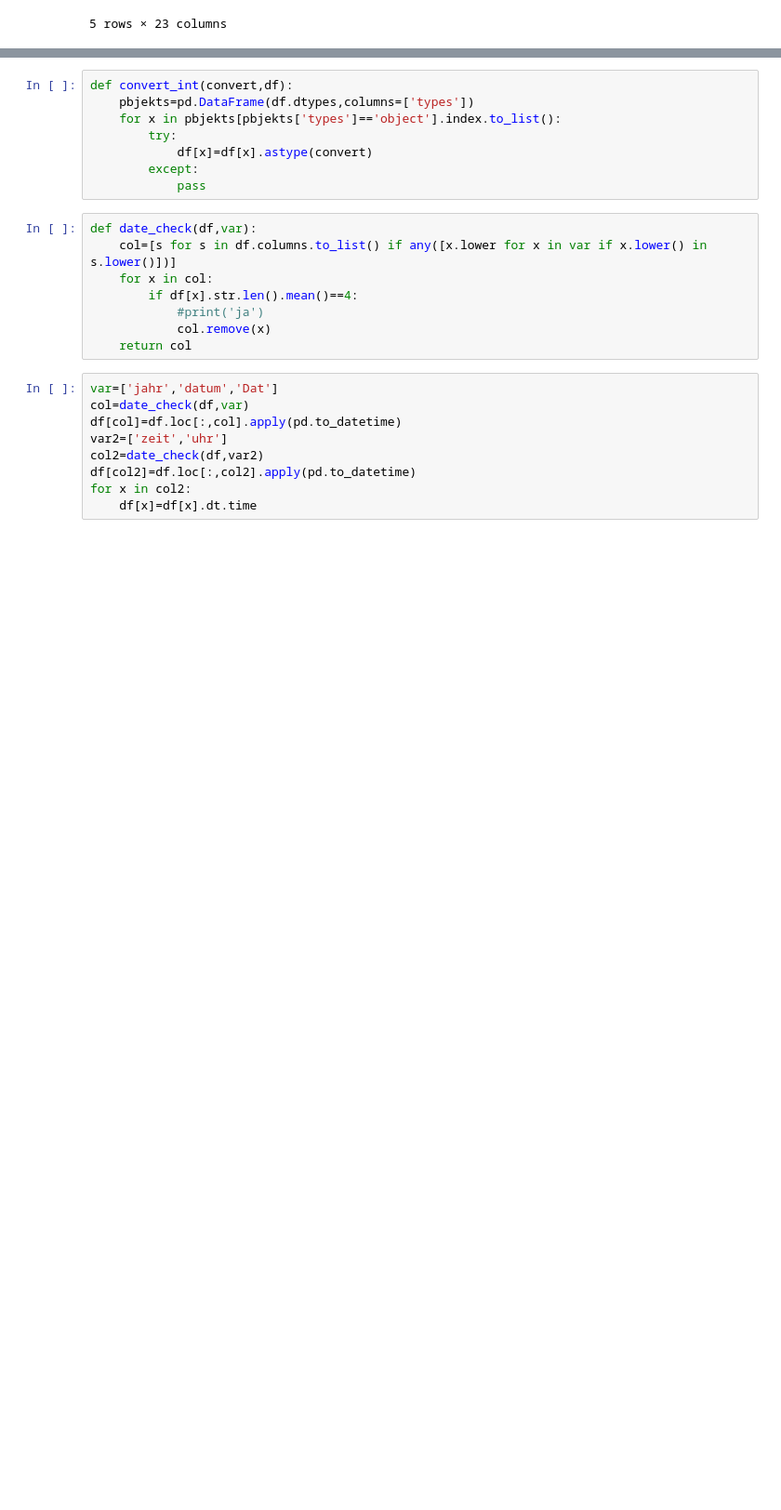
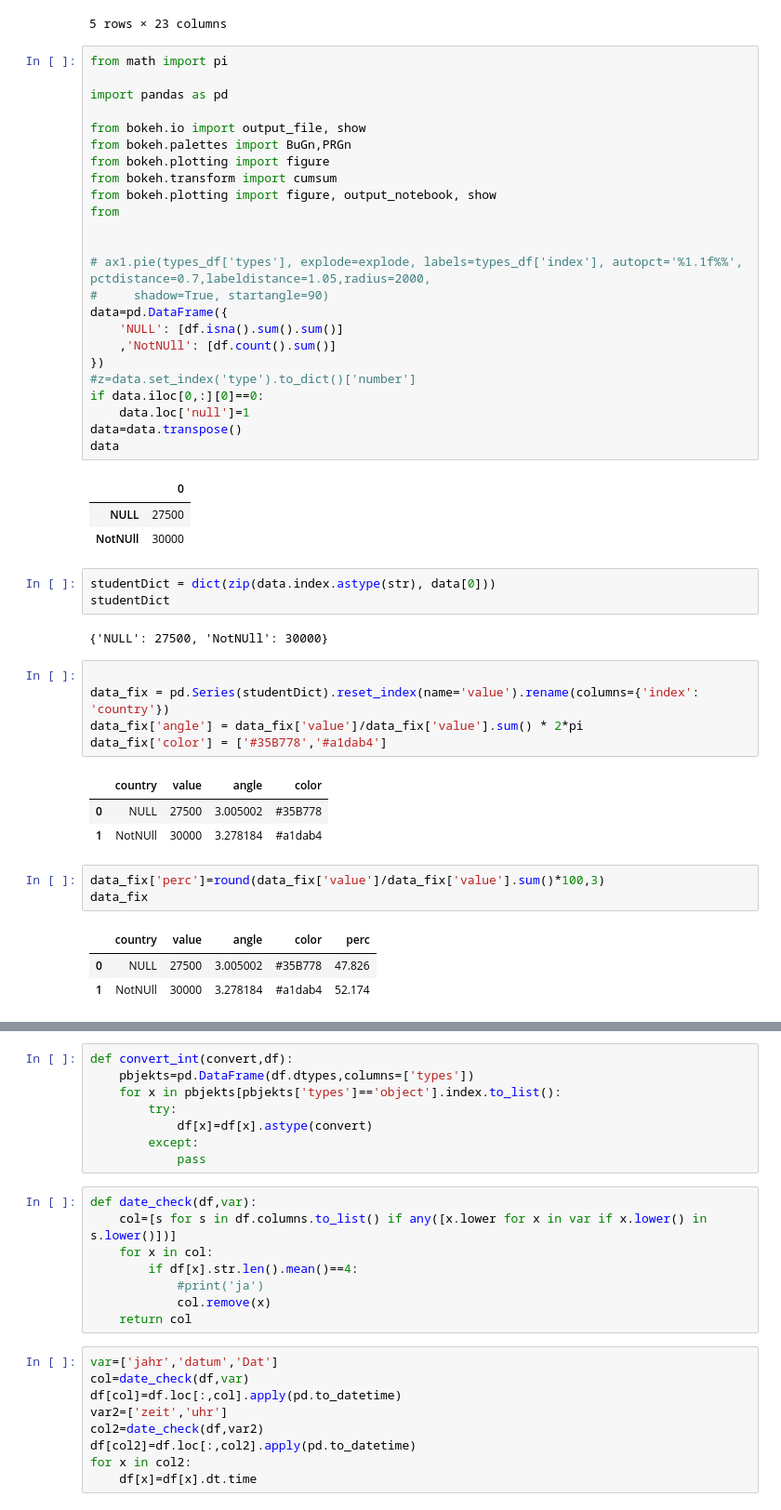
Before and after one commit to NICFRU/PA2, a Jupyter notebook: sammel.ipynb, the cells around one changed output, grey strips where cells are left out. Shown at 93% size. Cells and saved outputs as stored; diff of their text form; blank space fills up the shorter version.

```diff
--- a/sammel.ipynb
+++ b/sammel.ipynb
@@ -19,3 +19,52 @@ df.head(5)
 | 3 | 1710 | 100002134 | 2016 | SA | 2016-01-01 00:00:00 | 2016-01-01 00:00:00 | 1 | ... |
 | 4 | 1710 | 100002135 | 2016 | SA | 2016-01-01 00:00:00 | 2016-01-01 00:00:00 | 1 | ... |
 5 rows × 23 columns
+# %%
+from math import pi
+
+import pandas as pd
+
+from bokeh.io import output_file, show
+from bokeh.palettes import BuGn,PRGn
+from bokeh.plotting import figure
+from bokeh.transform import cumsum
+from bokeh.plotting import figure, output_notebook, show
+from
+
+
+# ax1.pie(types_df['types'], explode=explode, labels=types_df['index'], autopct='%1.1f%%', pctdistance=0.7,labeldistance=1.05,radius=2000,
+#     shadow=True, startangle=90)
+data=pd.DataFrame({
+    'NULL': [df.isna().sum().sum()]
+    ,'NotNUll': [df.count().sum()]
+})
+#z=data.set_index('type').to_dict()['number']
+if data.iloc[0,:][0]==0:
+    data.loc['null']=1
+data=data.transpose()
+data
+# %% [output]
+|  | 0 |
+| NULL | 27500 |
+| NotNUll | 30000 |
+# %%
+studentDict = dict(zip(data.index.astype(str), data[0]))
+studentDict
+# %% [output]
+{'NULL': 27500, 'NotNUll': 30000}
+# %%
+
+data_fix = pd.Series(studentDict).reset_index(name='value').rename(columns={'index': 'country'})
+data_fix['angle'] = data_fix['value']/data_fix['value'].sum() * 2*pi
+data_fix['color'] = ['#35B778','#a1dab4']
+# %% [output]
+|  | country | value | angle | color |
+| 0 | NULL | 27500 | 3.005002 | #35B778 |
+| 1 | NotNUll | 30000 | 3.278184 | #a1dab4 |
+# %%
+data_fix['perc']=round(data_fix['value']/data_fix['value'].sum()*100,3)
+data_fix
+# %% [output]
+|  | country | value | angle | color | perc |
+| 0 | NULL | 27500 | 3.005002 | #35B778 | 47.826 |
+| 1 | NotNUll | 30000 | 3.278184 | #a1dab4 | 52.174 |
```
Also changed, not shown: parts of 5 cells of this notebook.
